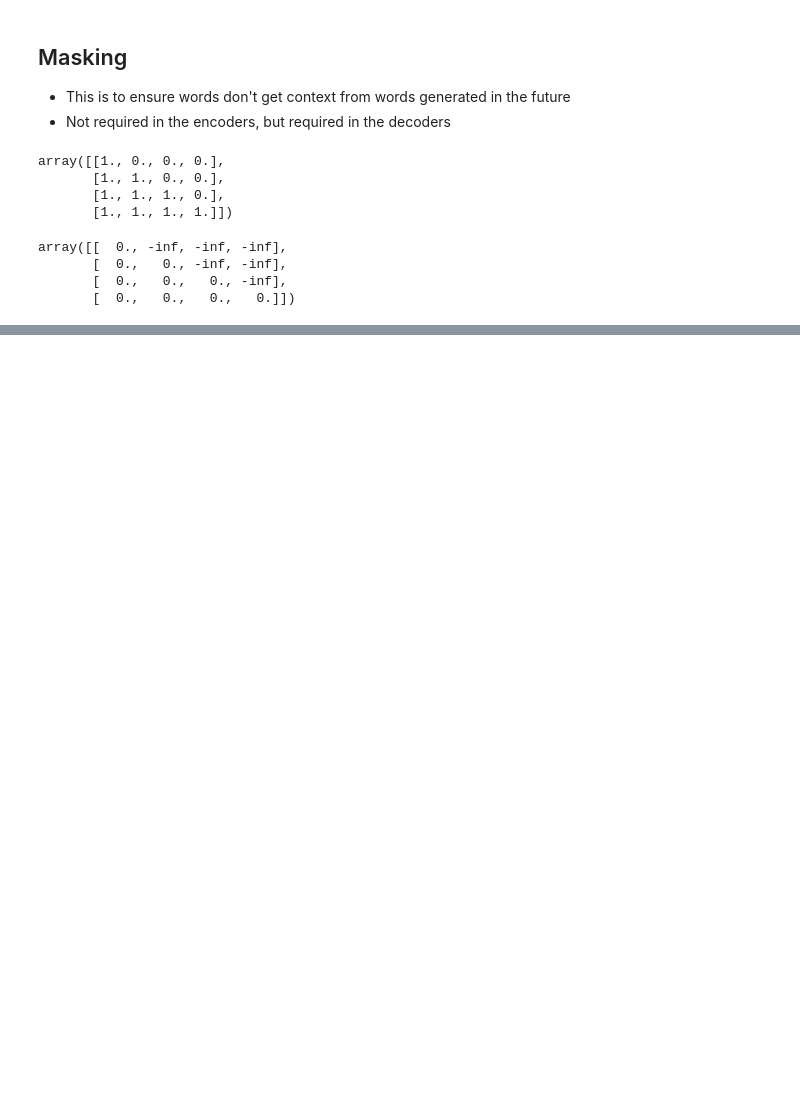
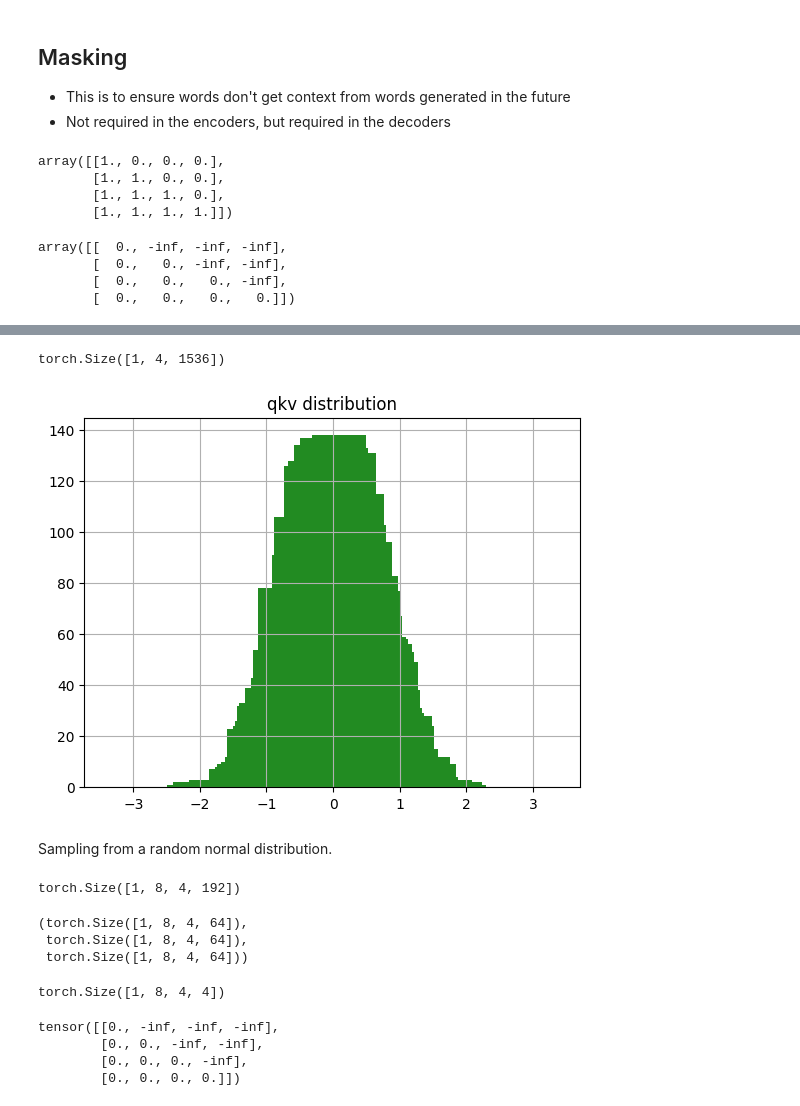
Before and after one commit to kfukutom/transformer, a Jupyter notebook: model/translator.ipynb, the cells around one changed output, grey strips where cells are left out. Drawn from its saved outputs; the diff is of its cells as text; code cells hidden in the pictures; blank space fills up the shorter version.

```diff
--- a/model/translator.ipynb
+++ b/model/translator.ipynb
@@ -140,0 +188,58 @@ Attention
+# %%
+sequence_length = 4 # my name is ken
+batch_size = 1
+input_dim = 512
+d_model = 512
+x = torch.randn( (batch_size, sequence_length, input_dim) )
+# %%
+x.size()
+qkv_layer = nn.Linear(input_dim, 3 * d_model)
+qkv = qkv_layer(x)
+qkv.shape
+# %% [output]
+torch.Size([1, 4, 1536])
+# %%
+import matplotlib.pyplot as plt
+y_val = torch.histc(qkv, bins=200, min=-3, max=3)
+x_val = np.arange(-1, 1, 0.01) * 3
+plt.bar(x_val, y_val, align="center", color=["forestgreen"])
+plt.title("qkv distribution")
+plt.grid(True)
+# %% [output]
+[figure, added]
+# %% [markdown]
+Sampling from a random normal distribution.
+# %%
+num_heads = 8
+head_dim = d_model // num_heads
+qkv = qkv.reshape(batch_size, sequence_length, num_heads, 3 * head_dim)
+qkv.shape
+
+qkv = qkv.permute(0, 2, 1, 3)
+qkv.shape
+# %% [output]
+torch.Size([1, 8, 4, 192])
+# %%
+q, k, v = qkv.chunk(3, dim=-1)
+q.shape, k.shape, v.shape
+# %% [output]
+(torch.Size([1, 8, 4, 64]),
+ torch.Size([1, 8, 4, 64]),
+ torch.Size([1, 8, 4, 64]))
+# %%
+d_k = q.size()[-1]
+# -2 == last two attrs/dimensions
+scaled = torch.matmul(q, k.transpose(-2, -1)) / math.sqrt(d_k)
+scaled.shape
+# %% [output]
+torch.Size([1, 8, 4, 4])
+# %%
+k.T.shape
+mask = torch.full(scaled.size(), float('-inf'))
+mask = torch.triu(mask, diagonal=1)
+mask[0][1]
+# %% [output]
+tensor([[0., -inf, -inf, -inf],
+        [0., 0., -inf, -inf],
+        [0., 0., 0., -inf],
+        [0., 0., 0., 0.]])
```
Also changed, not shown: parts of 23 cells of this notebook, 1 other file.
